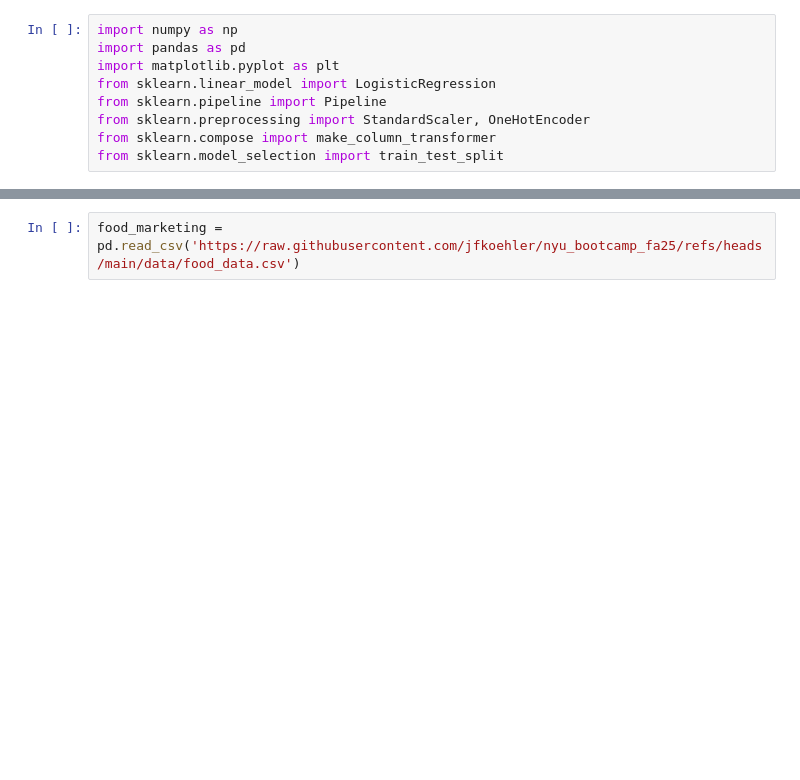
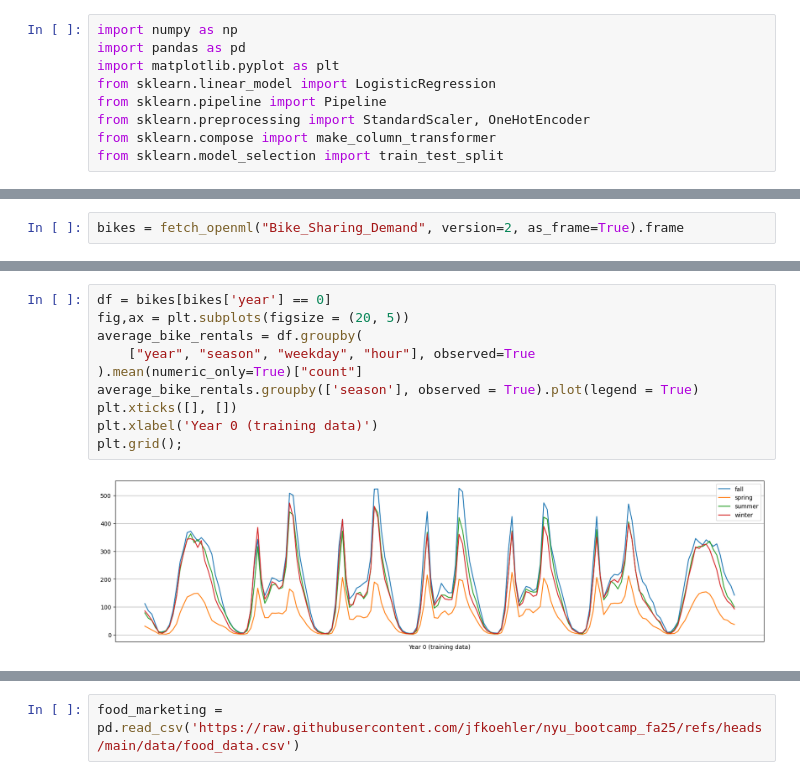
Before and after one commit to jfkoehler/nyu_bootcamp_fa25, a Jupyter notebook: _build/html/_sources/boosting_inspection.ipynb, the cells around one changed output, grey strips where cells are left out. Cells and saved outputs as stored; diff of their text form; blank space fills up the shorter version.

```diff
--- a/_build/html/_sources/boosting_inspection.ipynb
+++ b/_build/html/_sources/boosting_inspection.ipynb
@@ -26,0 +25,2 @@ X_train, X_test, y_train, y_test = train_test_split(cancer.drop(columns = 'targe
+# %%
+bikes = fetch_openml("Bike_Sharing_Demand", version=2, as_frame=True).frame
@@ -26,0 +36,12 @@ X_train, X_test, y_train, y_test = train_test_split(cancer.drop(columns = 'targe
+# %%
+df = bikes[bikes['year'] == 0]
+fig,ax = plt.subplots(figsize = (20, 5))
+average_bike_rentals = df.groupby(
+    ["year", "season", "weekday", "hour"], observed=True
+).mean(numeric_only=True)["count"]
+average_bike_rentals.groupby(['season'], observed = True).plot(legend = True)
+plt.xticks([], [])
+plt.xlabel('Year 0 (training data)')
+plt.grid();
+# %% [output]
+[figure, added]
```
Also changed, not shown: parts of 32 cells of this notebook, 18 other files.
